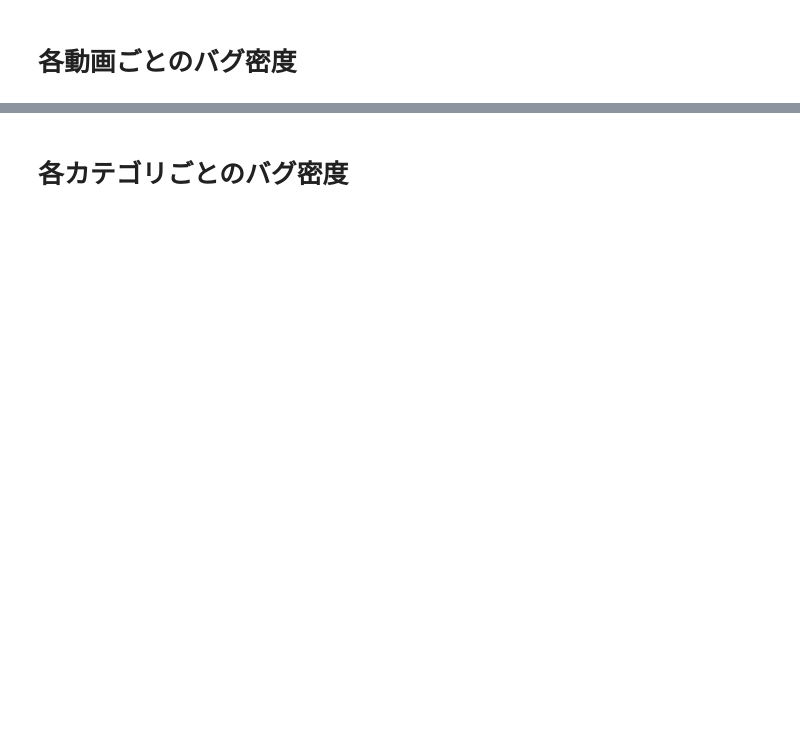
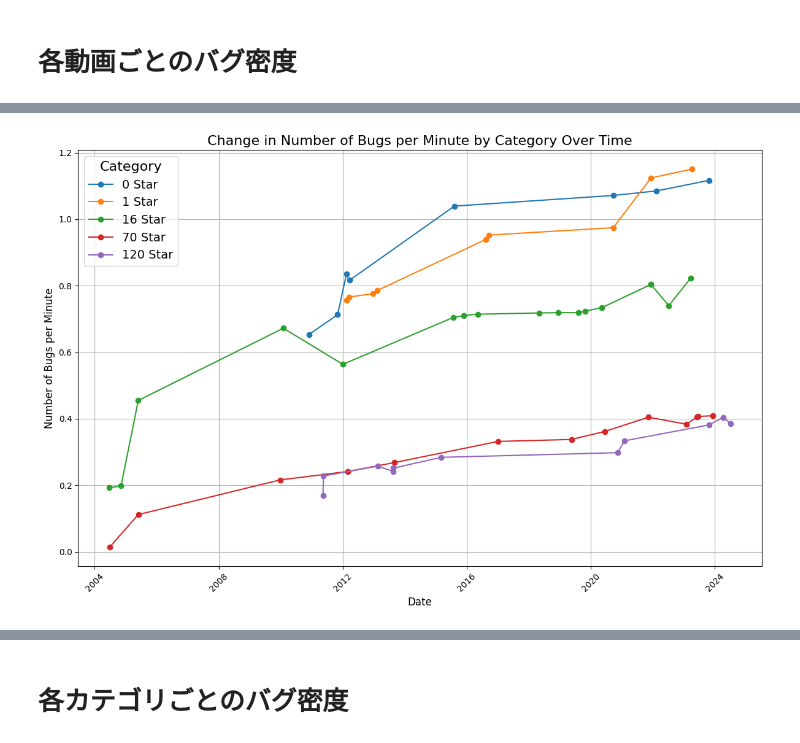
Before and after one commit to posl/uenaka_game_bug, a Jupyter notebook: sheet_analysis/sheet_analysis.ipynb, the cells around one changed output, grey strips where cells are left out. Saved outputs shown, nothing was run; the diff lists cells and outputs as text; code cells hidden in the pictures; blank space fills up the shorter version.

```diff
--- a/sheet_analysis/sheet_analysis.ipynb
+++ b/sheet_analysis/sheet_analysis.ipynb
@@ -267,0 +137,83 @@ plt.show()
+# %%
+import matplotlib.pyplot as plt
+
+# clear_time列の時間を「分」に変換する関数
+def convert_time_to_minutes(time_str):
+    time_parts = time_str.split(':')
+    if len(time_parts) == 3:  # HH:MM:SS形式の場合
+        hours, minutes, seconds = map(int, time_parts)
+    elif len(time_parts) == 2:  # MM:SS形式の場合
+        hours = 0
+        minutes, seconds = map(int, time_parts)
+    else:
+        raise ValueError(f"Invalid time format: {time_str}")
+
+    total_minutes = hours * 60 + minutes + seconds / 60
+    return total_minutes
+
+# 各ビデオIDの出現回数とクリアタイムを計算する
+video_results = df1.groupby('video_id').apply(lambda x: {
+    'count': len(x),
+    'clear_time_minutes': convert_time_to_minutes(x['clear_time'].iloc[0])
+})
+
+# 出現順を保持するために元の順序を取得
+video_ids_in_order = df1['video_id'].unique()
+
+# 結果を格納するリスト
+results = []
+
+# カテゴリごとのresultを計算し、リストに保存
+for video_id in video_ids_in_order:
+    if video_id in video_results:
+        data = video_results[video_id]
+        x = data['count']  # ビデオIDの出現回数
+        y = data['clear_time_minutes']  # ビデオIDに対応する最初のクリアタイム
+        if y != 0:  # ゼロ除算を防ぐ
+            result = x / y
+            # カテゴリ部分を抽出（最初の'-'の前）
+            category = video_id.split('-')[0]
+            # 日付部分を抽出（最後の3つの'-'で区切られた部分）
+            date_parts = video_id.split('-')[-3:]
+            date_str = '-'.join(date_parts)
+            # 日付部分をdatetime型に変換
+            try:
+                date = pd.to_datetime(date_str)
+                # カテゴリ、日付、resultをリストに追加
+                results.append((category, date, result))
+            except ValueError:
+                print(f"Invalid date format in video_id: {video_id}")
+        else:
+            print(f"Video ID: {video_id} has a total clear time of 0 minutes. Cannot calculate x/y.")
+
+
+
+# 結果をデータフレームに変換
+results_df = pd.DataFrame(results, columns=['Category', 'Date', 'Result'])
+
+# 各カテゴリごとにプロット
+plt.figure(figsize=(12, 8))
+
+categories = results_df['Category'].unique()
+
+for category in categories:
+    # 各カテゴリごとのデータを抽出
+    category_data = results_df[results_df['Category'] == category]
+    # 日付順にソート
+    category_data = category_data.sort_values('Date')
+    # 折れ線グラフの作成
+    plt.plot(category_data['Date'], category_data['Result'], marker='o', linestyle='-', label=f'{category} Star')
+
+# グラフのタイトルやラベルの設定
+plt.title('Change in Number of Bugs per Minute by Category Over Time', fontsize=16)
+plt.xlabel('Date', fontsize=12)
+plt.ylabel('Number of Bugs per Minute', fontsize=12)
+plt.legend(title="Category", fontsize=14, title_fontsize=16)
+plt.grid(True)
+
+# グラフの表示
+plt.xticks(rotation=45)  # 日付が読みやすくなるように回転
+plt.tight_layout()
+plt.show()
+# %% [output]
+[figure, added]
```
Also changed, not shown: parts of 28 cells of this notebook.
